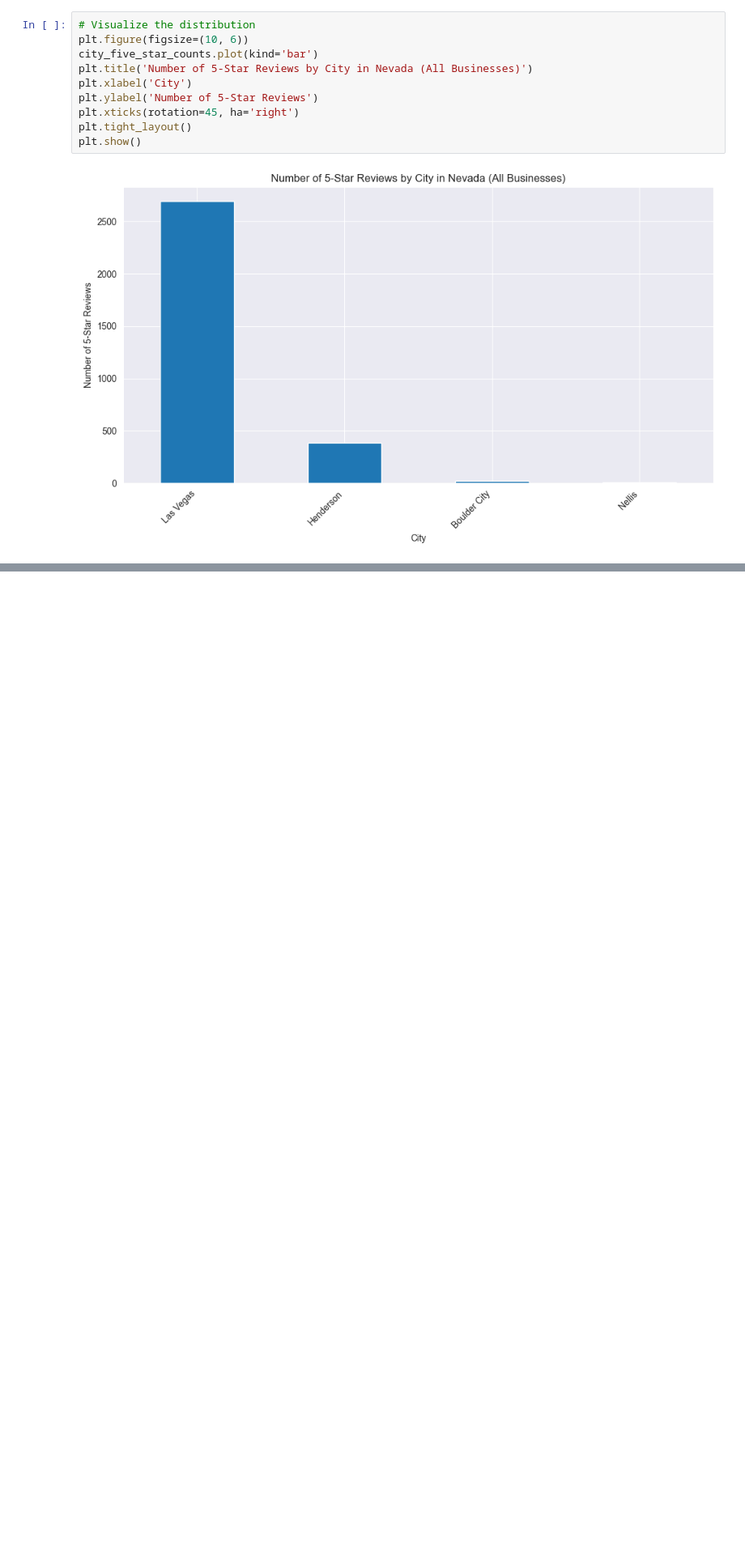
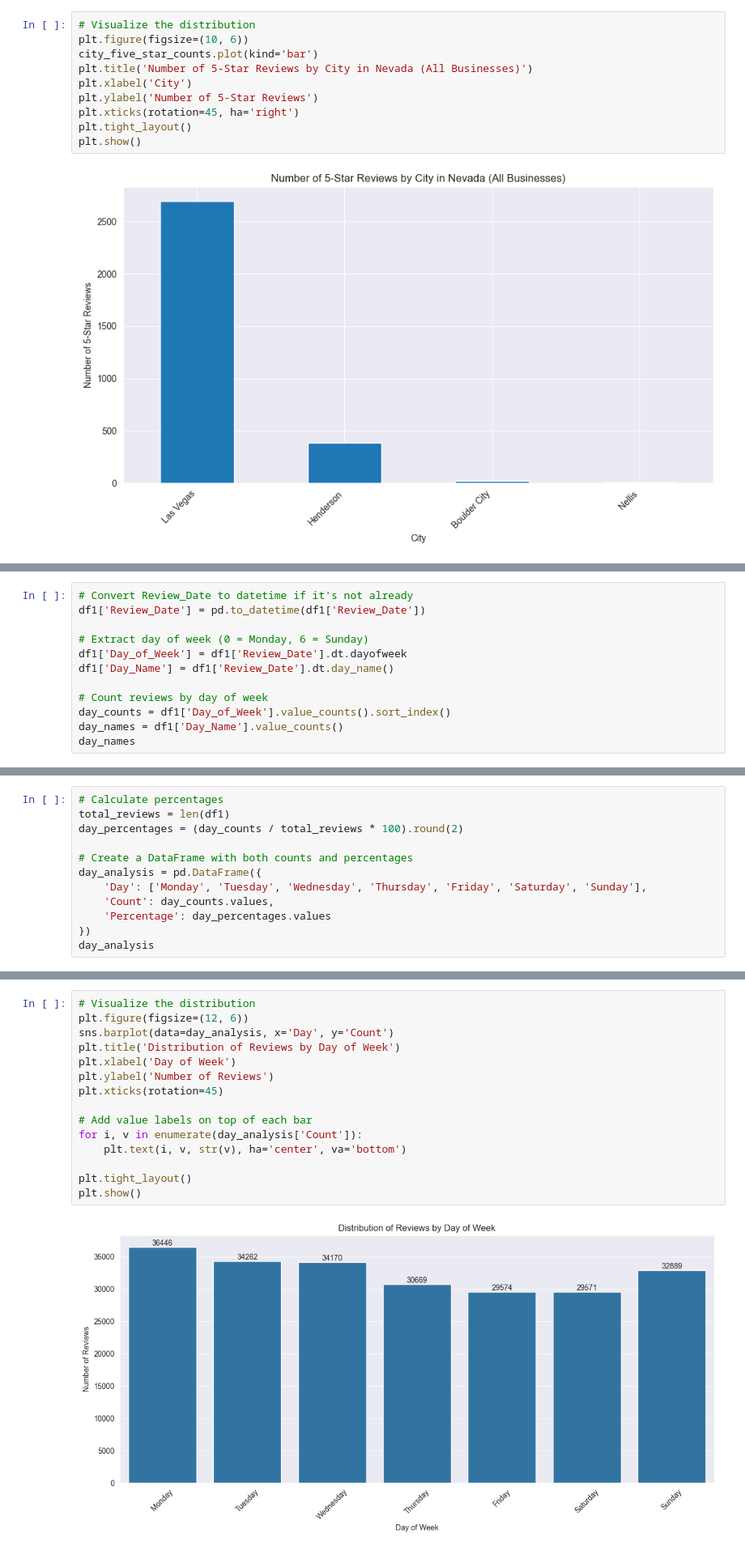
Before and after one commit to Capta1n-n9m0/ei-task, a Jupyter notebook: task.ipynb, the cells around one changed output, grey strips where cells are left out. Shown at 81% size. Drawn from its saved outputs; the diff is of its cells as text; blank space fills up the shorter version.

```diff
--- a/task.ipynb
+++ b/task.ipynb
@@ -200,0 +265,12 @@ plt.show()
+# %%
+# Convert Review_Date to datetime if it's not already
+df1['Review_Date'] = pd.to_datetime(df1['Review_Date'])
+
+# Extract day of week (0 = Monday, 6 = Sunday)
+df1['Day_of_Week'] = df1['Review_Date'].dt.dayofweek
+df1['Day_Name'] = df1['Review_Date'].dt.day_name()
+
+# Count reviews by day of week
+day_counts = df1['Day_of_Week'].value_counts().sort_index()
+day_names = df1['Day_Name'].value_counts()
+day_names
@@ -200,0 +287,12 @@ plt.show()
+# %%
+# Calculate percentages
+total_reviews = len(df1)
+day_percentages = (day_counts / total_reviews * 100).round(2)
+
+# Create a DataFrame with both counts and percentages
+day_analysis = pd.DataFrame({
+    'Day': ['Monday', 'Tuesday', 'Wednesday', 'Thursday', 'Friday', 'Saturday', 'Sunday'],
+    'Count': day_counts.values,
+    'Percentage': day_percentages.values
+})
+day_analysis
@@ -200,0 +319,17 @@ plt.show()
+# %%
+# Visualize the distribution
+plt.figure(figsize=(12, 6))
+sns.barplot(data=day_analysis, x='Day', y='Count')
+plt.title('Distribution of Reviews by Day of Week')
+plt.xlabel('Day of Week')
+plt.ylabel('Number of Reviews')
+plt.xticks(rotation=45)
+
+# Add value labels on top of each bar
+for i, v in enumerate(day_analysis['Count']):
+    plt.text(i, v, str(v), ha='center', va='bottom')
+
+plt.tight_layout()
+plt.show()
+# %% [output]
+[figure, added]
```
Also changed, not shown: parts of 15 cells of this notebook.
